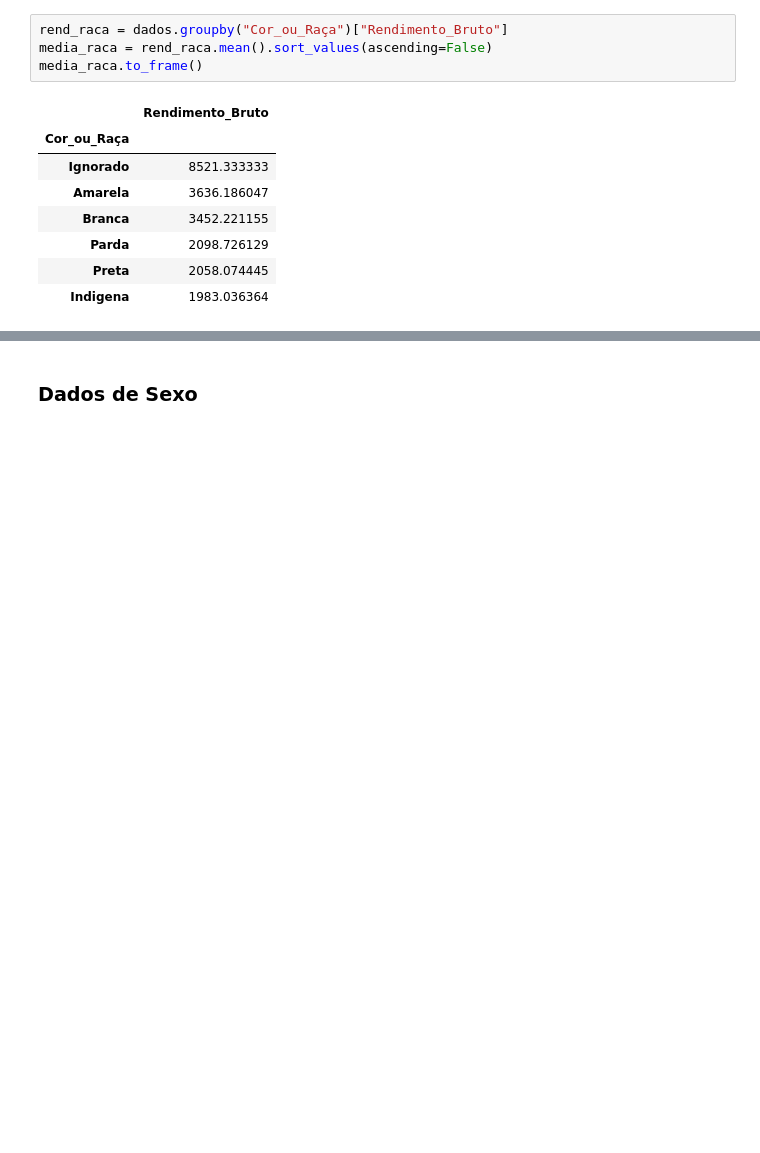
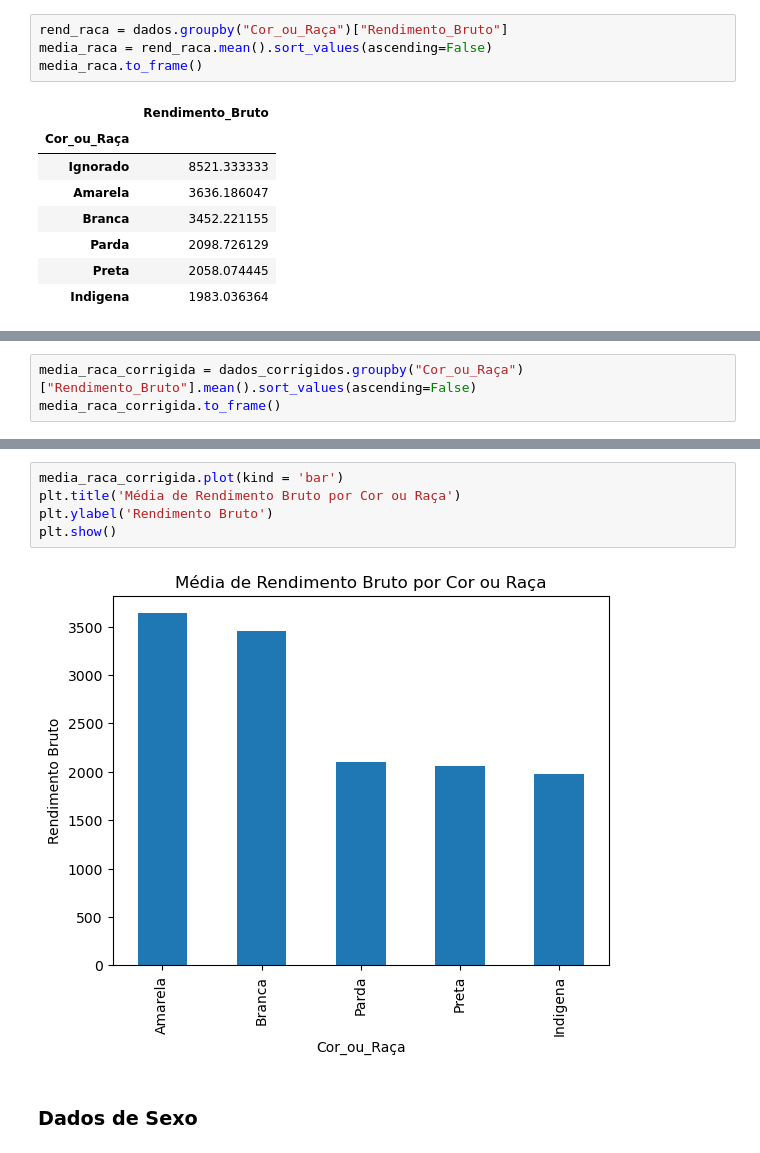
Before and after one commit to jlbrasileiro/Projeto-3---Ci-ncia-dos-Dados---2024.2, a Jupyter notebook: analise_exploratoria.ipynb, the cells around one changed output, grey strips where cells are left out. Drawn from its saved outputs; the diff is of its cells as text; blank space fills up the shorter version.

```diff
--- a/analise_exploratoria.ipynb
+++ b/analise_exploratoria.ipynb
@@ -214,0 +223,3 @@ media_raca.to_frame()
+# %%
+media_raca_corrigida = dados_corrigidos.groupby("Cor_ou_Raça")["Rendimento_Bruto"].mean().sort_values(ascending=False)
+media_raca_corrigida.to_frame()
@@ -215,3 +234,10 @@ media_raca.to_frame()
+# %%
+media_raca_corrigida.plot(kind = 'bar')
+plt.title('Média de Rendimento Bruto por Cor ou Raça')
+plt.ylabel('Rendimento Bruto')
+plt.show()
+# %% [output]
+[figure, added]
 # %% [markdown]
 ### Dados de Sexo
 # %%
```
Also changed, not shown: parts of 11 cells of this notebook.
